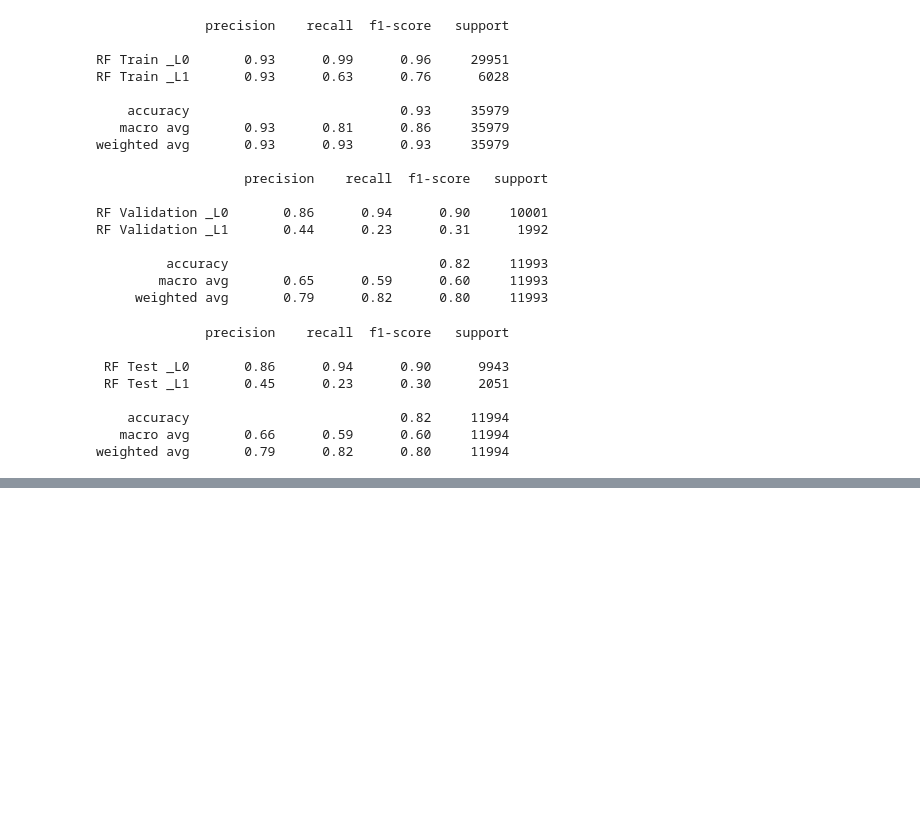
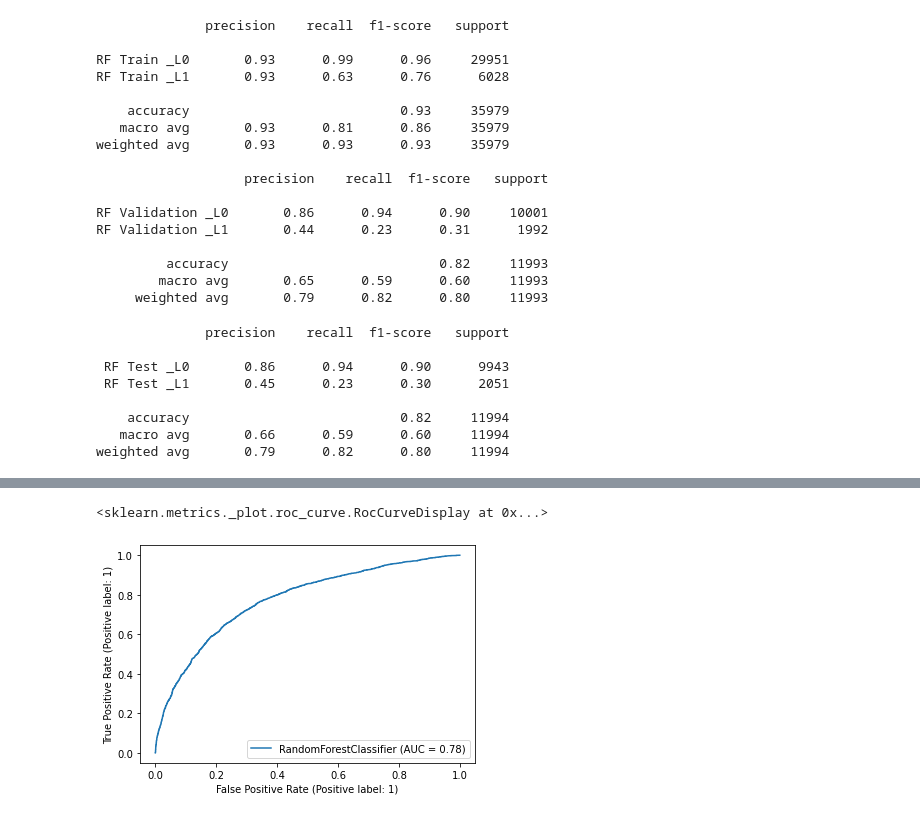
Before and after one commit to s3785704/machine-learning-assign01, a Jupyter notebook: assign1.ipynb, the cells around one changed output, grey strips where cells are left out. Saved outputs shown, nothing was run; the diff lists cells and outputs as text; code cells hidden in the pictures; blank space fills up the shorter version.

```diff
--- a/assign1.ipynb
+++ b/assign1.ipynb
@@ -771,0 +875,8 @@ weighted avg       0.79      0.82      0.80     11994
+# %%
+rf = RandomForestClassifier(max_depth=12, random_state=0)
+rf.fit(train_X, train_y)
+pred_test_y = rf.predict(test_X)
+plot_roc_curve(rf,test_X,test_y)
+# %% [output]
+<sklearn.metrics._plot.roc_curve.RocCurveDisplay at 0x...>
+[figure, added]
```
Also changed, not shown: parts of 9 cells of this notebook.
